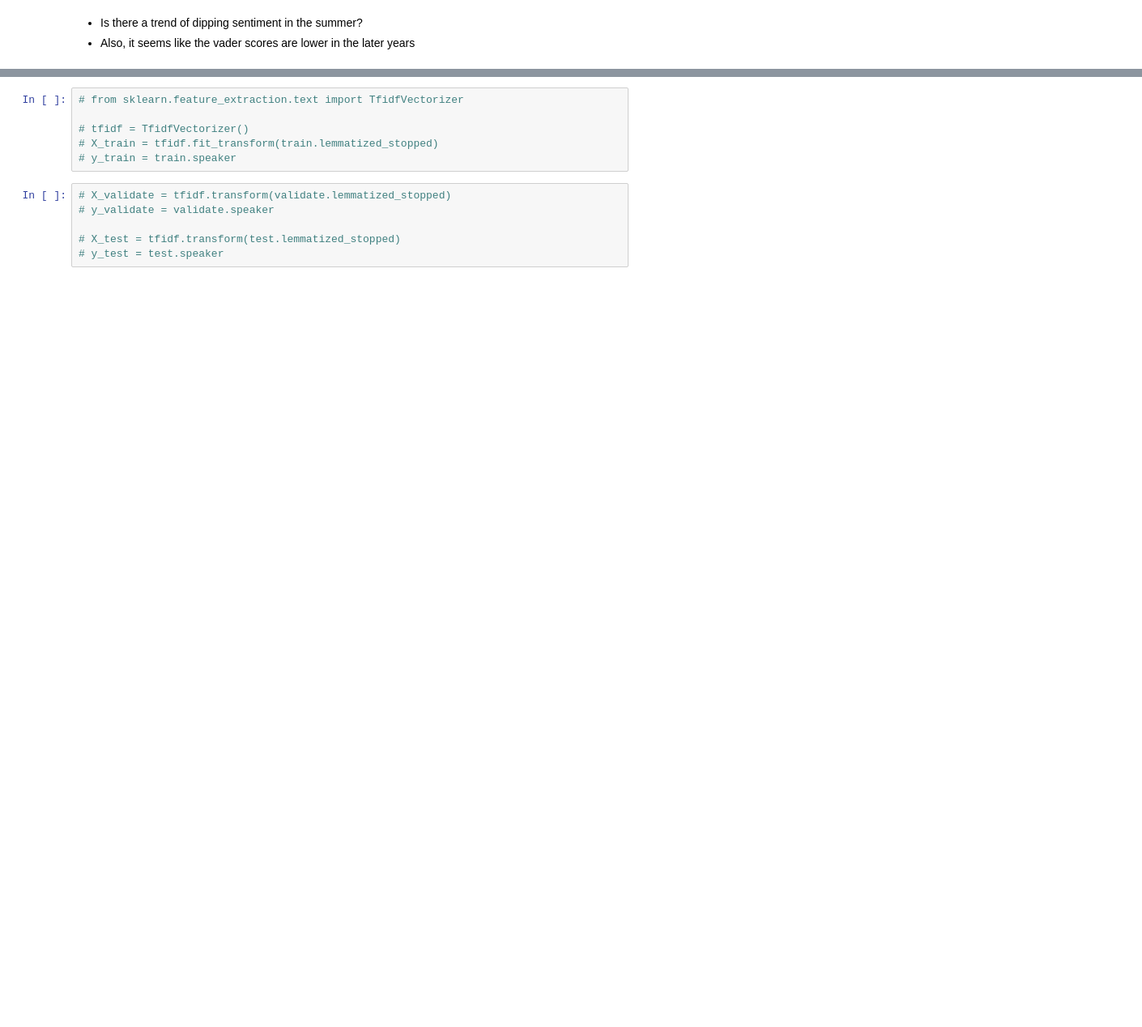
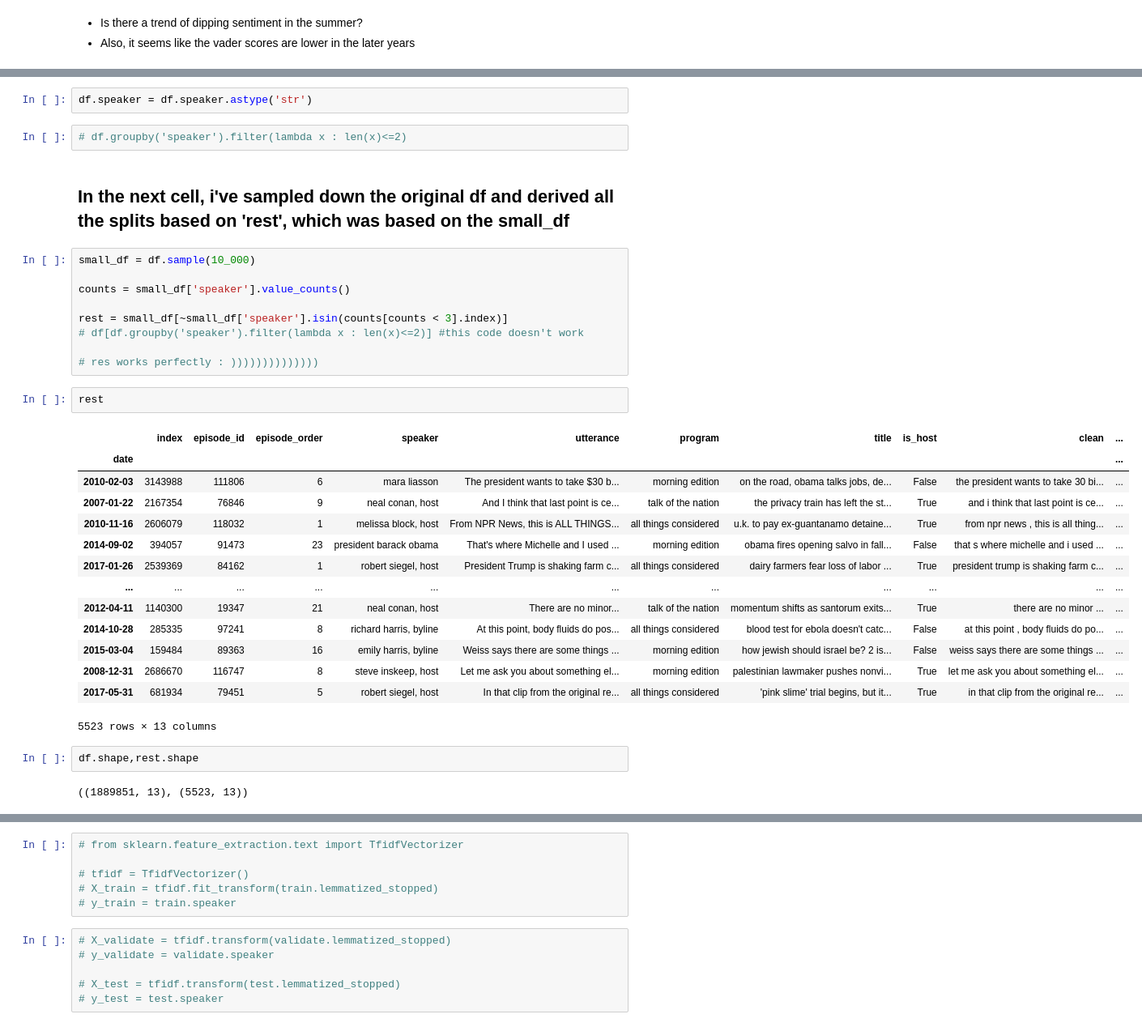
Before and after one commit to npr-nlp/npr-nlp-project, a Jupyter notebook: brian_explore_notebook.ipynb, the cells around one changed output, grey strips where cells are left out. Shown at 81% size. Drawn from its saved outputs; the diff is of its cells as text; blank space fills up the shorter version.

```diff
--- a/brian_explore_notebook.ipynb
+++ b/brian_explore_notebook.ipynb
@@ -990,0 +955,36 @@ y_test = pd.DataFrame(test.tax_value, columns=['tax_value'])
+# %%
+df.speaker = df.speaker.astype('str')
+# %%
+# df.groupby('speaker').filter(lambda x : len(x)<=2)
+# %% [markdown]
+## In the next cell, i've sampled down the original df and derived all the splits based on 'rest', which was based on the small_df
+# %%
+small_df = df.sample(10_000)
+
+counts = small_df['speaker'].value_counts()
+
+rest = small_df[~small_df['speaker'].isin(counts[counts < 3].index)]
+# df[df.groupby('speaker').filter(lambda x : len(x)<=2)] #this code doesn't work
+
+# res works perfectly : ))))))))))))))
+# %%
+rest
+# %% [output]
+|  | index | episode_id | episode_order | speaker | utterance | program | title | is_host | clean | ... |
+| date |  |  |  |  |  |  |  |  |  | ... |
+| 2010-02-03 | 3143988 | 111806 | 6 | mara liasson | The president wants to take $30 b... | morning edition | on the road, obama talks jobs, de... | False | the president wants to take 30 bi... | ... |
+| 2007-01-22 | 2167354 | 76846 | 9 | neal conan, host | And I think that last point is ce... | talk of the nation | the privacy train has left the st... | True | and i think that last point is ce... | ... |
+| 2010-11-16 | 2606079 | 118032 | 1 | melissa block, host | From NPR News, this is ALL THINGS... | all things considered | u.k. to pay ex-guantanamo detaine... | True | from npr news , this is all thing... | ... |
+| 2014-09-02 | 394057 | 91473 | 23 | president barack obama | That's where Michelle and I used ... | morning edition | obama fires opening salvo in fall... | False | that s where michelle and i used ... | ... |
+| 2017-01-26 | 2539369 | 84162 | 1 | robert siegel, host | President Trump is shaking farm c... | all things considered | dairy farmers fear loss of labor ... | True | president trump is shaking farm c... | ... |
+| ... | ... | ... | ... | ... | ... | ... | ... | ... | ... | ... |
+| 2012-04-11 | 1140300 | 19347 | 21 | neal conan, host | There are no minor... | talk of the nation | momentum shifts as santorum exits... | True | there are no minor ... | ... |
+| 2014-10-28 | 285335 | 97241 | 8 | richard harris, byline | At this point, body fluids do pos... | all things considered | blood test for ebola doesn't catc... | False | at this point , body fluids do po... | ... |
+| 2015-03-04 | 159484 | 89363 | 16 | emily harris, byline | Weiss says there are some things ... | morning edition | how jewish should israel be? 2 is... | False | weiss says there are some things ... | ... |
+| 2008-12-31 | 2686670 | 116747 | 8 | steve inskeep, host | Let me ask you about something el... | morning edition | palestinian lawmaker pushes nonvi... | True | let me ask you about something el... | ... |
+| 2017-05-31 | 681934 | 79451 | 5 | robert siegel, host | In that clip from the original re... | all things considered | 'pink slime' trial begins, but it... | True | in that clip from the original re... | ... |
+5523 rows × 13 columns
+# %%
+df.shape,rest.shape
+# %% [output]
+((1889851, 13), (5523, 13))
```
Also changed, not shown: parts of 50 cells of this notebook, 1 other file.
